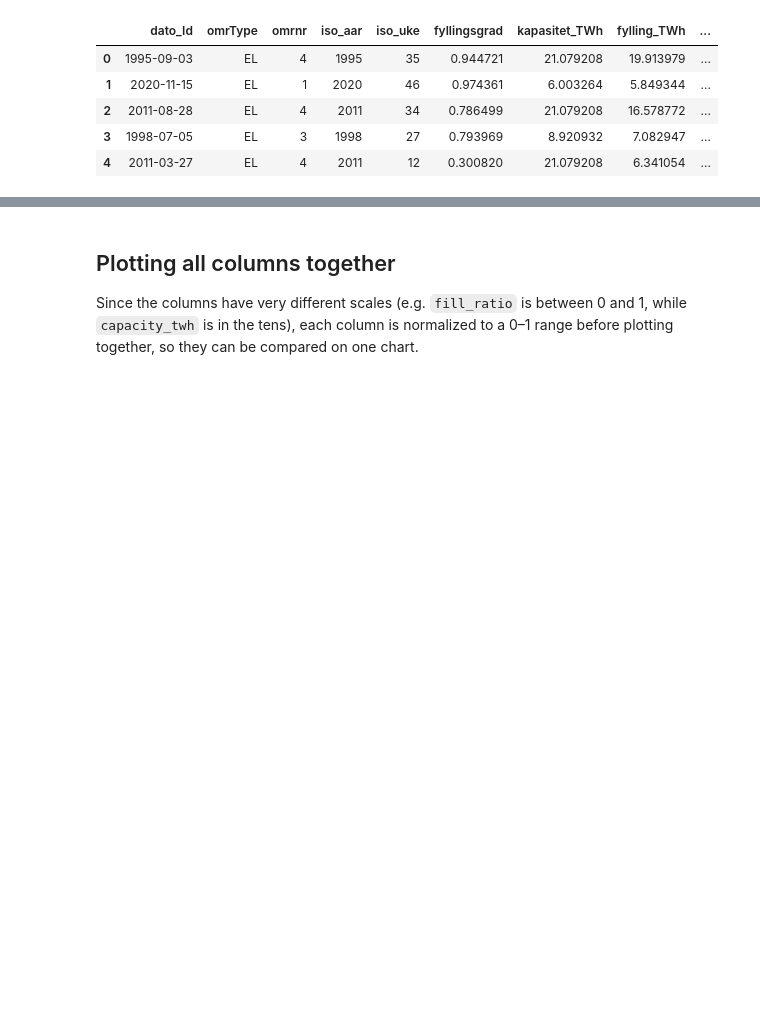
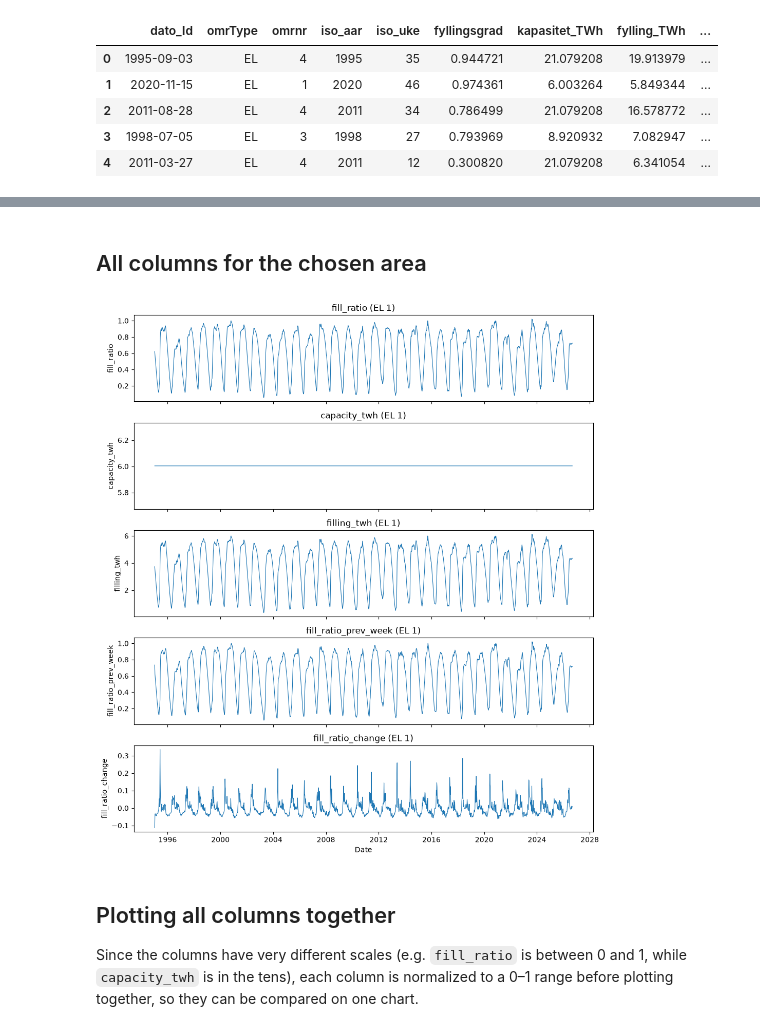
Before and after one commit to isach07/IND320_isachstevik, a Jupyter notebook: notebooks/project_work_part1.ipynb, the cells around one changed output, grey strips where cells are left out. Cells and saved outputs as stored; diff of their text form; code cells hidden in the pictures; blank space fills up the shorter version.

```diff
--- a/notebooks/project_work_part1.ipynb
+++ b/notebooks/project_work_part1.ipynb
@@ -63,12 +75,0 @@ Date range: 1995-01-08 00:00:00 to 2026-09-06 00:00:00
-# %%
-# plotting each column seperately
-
-numeric_cols = df.select_dtypes("number").columns
-
-for col in numeric_cols:
-    fig, ax = plt.subplots(figsize=(8, 3))
-    ax.plot(df["date"], df[col])
-    ax.set_title(col)
-    ax.set_xlabel("Date")
-    ax.set_ylabel(col)
-    plt.show()
@@ -84,3 +117,22 @@ for col in numeric_cols:
+# %% [markdown]
+## All columns for the chosen area
+# %%
+# plotting each column for the chosen area in its own subplot, sharing the date axis
+area_df = df[df["area"] == AREA]
+
+# area_number, iso_year and iso_week are identifiers, not measurements
+numeric_cols = area_df.select_dtypes("number").columns.drop(["area_number", "iso_year", "iso_week"])
+
+fig, axes = plt.subplots(len(numeric_cols), 1, figsize=(10, 2.2 * len(numeric_cols)), sharex=True)
+for ax, col in zip(axes, numeric_cols):
+    ax.plot(area_df["Date"], area_df[col], linewidth=0.8)
+    ax.set_title(f"{col} ({AREA})")
+    ax.set_ylabel(col)
+axes[-1].set_xlabel("Date")
+plt.tight_layout()
+plt.show()
+# %% [output]
+[figure, added]
 # %% [markdown]
 ## Plotting all columns together
 
```
Also changed, not shown: parts of 11 cells of this notebook, 5 other files.
